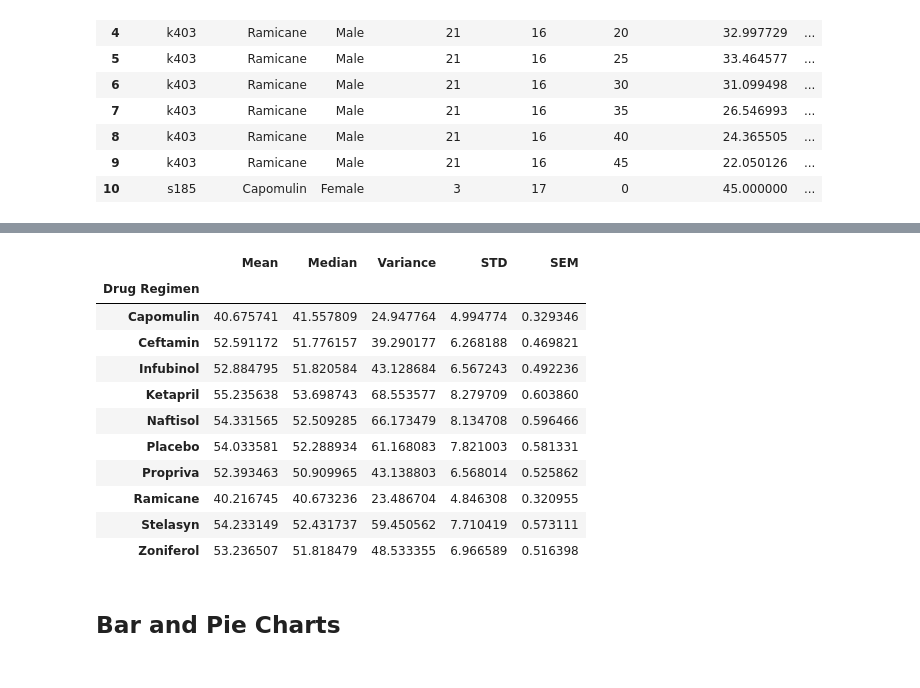
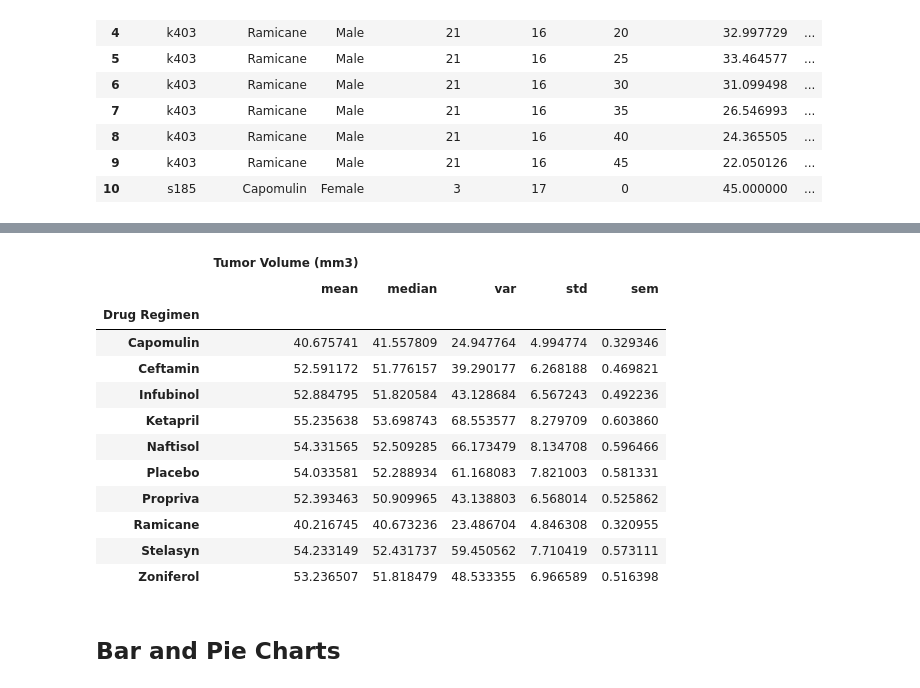
Before and after one commit to SeanPei-coder/Matplotlib-challenge, a Jupyter notebook: starter.ipynb, the cells around one changed output, grey strips where cells are left out. Saved outputs shown, nothing was run; the diff lists cells and outputs as text; code cells hidden in the pictures.

```diff
--- a/starter.ipynb
+++ b/starter.ipynb
@@ -83,20 +107,11 @@ combined_df.head(11)
 # %%
 # Generate a summary statistics table of mean, median, variance, standard deviation, and SEM of the tumor volume for each regimen
-grouped_by_regimen = combined_df.groupby('Drug Regimen')
+
 # This method produces everything in a single groupby function
-mean_tumor_vol = grouped_by_regimen['Tumor Volume (mm3)'].mean()
-median_tumor_vol = grouped_by_regimen['Tumor Volume (mm3)'].median()
-variance_tumor_vol = grouped_by_regimen['Tumor Volume (mm3)'].var()
-std_tumor_vol = grouped_by_regimen['Tumor Volume (mm3)'].std()
-sem_tumor_vol = grouped_by_regimen['Tumor Volume (mm3)'].sem()
-summary_df = pd.DataFrame({"Mean":mean_tumor_vol,
-                          "Median":median_tumor_vol,
-                          "Variance":variance_tumor_vol,
-                          "STD":std_tumor_vol,
-                          "SEM":sem_tumor_vol})
-summary_df
+combined_df.groupby('Drug Regimen').agg({'Tumor Volume (mm3)':['mean','median','var','std','sem']})
 # %% [output]
-|  | Mean | Median | Variance | STD | SEM |
+|  | Tumor Volume (mm3) |  |  |  |  |
+|  | mean | median | var | std | sem |
 | Drug Regimen |  |  |  |  |  |
 | Capomulin | 40.675741 | 41.557809 | 24.947764 | 4.994774 | 0.329346 |
 | Ceftamin | 52.591172 | 51.776157 | 39.290177 | 6.268188 | 0.469821 |
```
Also changed, not shown: parts of 1 cell of this notebook.
